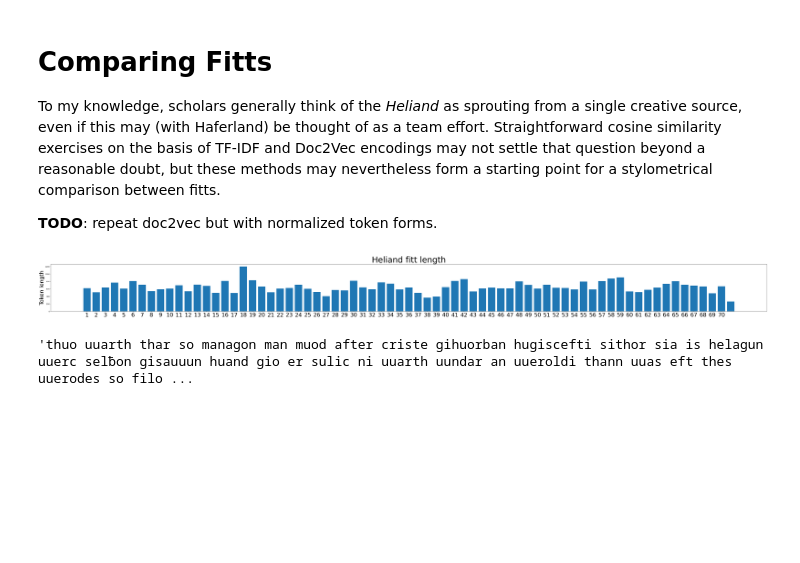
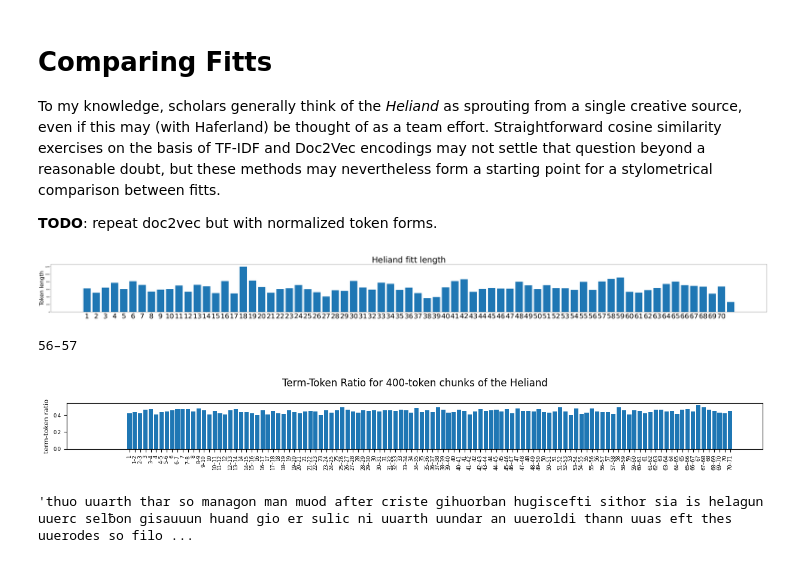
Before and after one commit to langeslag/olg-corpus-tools, a Jupyter notebook: investigations/comparing_fitts.ipynb, the cells around one changed output. Drawn from its saved outputs; the diff is of its cells as text; code cells hidden in the pictures; blank space fills up the shorter version.

```diff
--- a/investigations/comparing_fitts.ipynb
+++ b/investigations/comparing_fitts.ipynb
@@ -16,6 +19,15 @@ from sklearn.decomposition import PCA
 from gensim.models.doc2vec import TaggedDocument,Doc2Vec
 from adjustText import adjust_text
 %matplotlib inline
+# %%
+def set_xmargin(ax, left=0.0, right=0.3):
+    ax.set_xmargin(0)
+    ax.autoscale_view()
+    lim = ax.get_xlim()
+    delta = np.diff(lim)
+    left = lim[0] - delta*left
+    right = lim[1] + delta*right
+    ax.set_xlim(left,right)
 # %%
 c_json = Path().cwd().parent / 'heliand-c.json'
 with open(c_json) as f:
@@ -203,3 +242,44 @@ plt.show()
+# %%
+test = index_to_identifiers(36000)
+print(test)
+# %% [output]
+56–57
+# %%
+chunks = dict()
+index_counter = 0
+while index_counter < len(c_data):
+    current_index = index_counter
+    if len(c_data)-current_index < chunk_size:
+        chunk = [token['lemma'] for token in c_data[current_index:]]
+    else:
+        chunk = [token['lemma'] for token in c_data[current_index:current_index+chunk_size]]
+        chunks[current_index] = (index_to_identifiers(current_index), chunk)
+    index_counter = current_index + chunk_size
+current_index = len(c_data) - (len(c_data) % chunk_size) -1
+remnant = [token['lemma'] for token in c_data[current_index:]]
+chunks[current_index] = (index_to_identifiers(current_index), remnant)
+# %%
+ld = list()
+
+for chunk in chunks.values():
+    lex = LexicalRichness(chunk[1], preprocessor=None, tokenizer=None)
+    ld.append((chunk[0], lex.ttr))
+# %%
+fig, ax = plt.subplots(figsize=(15,1))
+x = [p[0] for p in ld]
+y = [p[1] for p in ld]
+ax.bar(x,y, lw=.1, zorder = 0)
+ax.set_ylabel('term-token ratio', fontsize='8')
+ax.set_title('Term-Token Ratio for ' + str(chunk_size) + '-token chunks of the Heliand', fontsize='12', pad='20')
+plt.xticks(rotation='vertical')
+rcParams['hatch.linewidth'] = 4
+ax.tick_params(axis='both', which='major', labelsize=6)
+#plt.subplots_adjust(wspace=0.8)
+set_xmargin(ax, left=0.1, right=0.05)
+plt.savefig(fname='ttr.svg', format='svg', bbox_inches='tight')
+plt.show()
+# %% [output]
+[figure, added]
 # %%
 c_token_strings = dict()
 for _fitt_no, _fitt_start in fitt_division.items():
```
Also changed, not shown: parts of 7 cells of this notebook.
